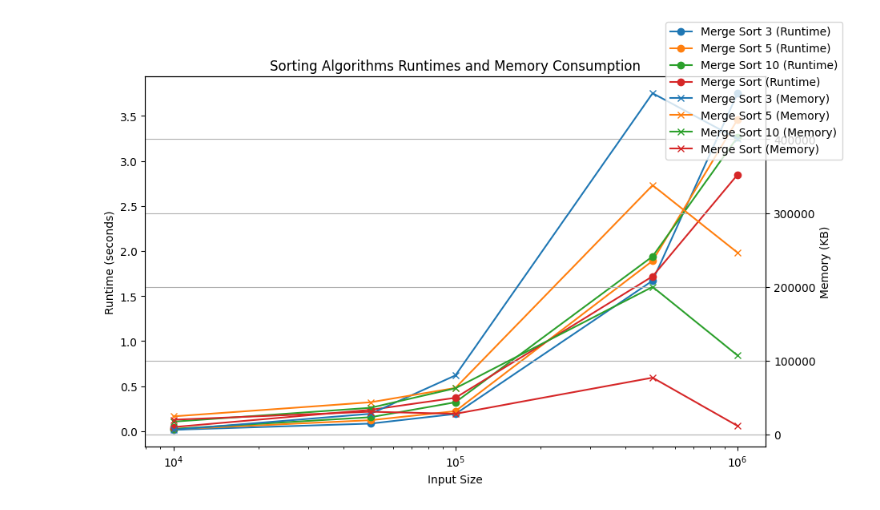
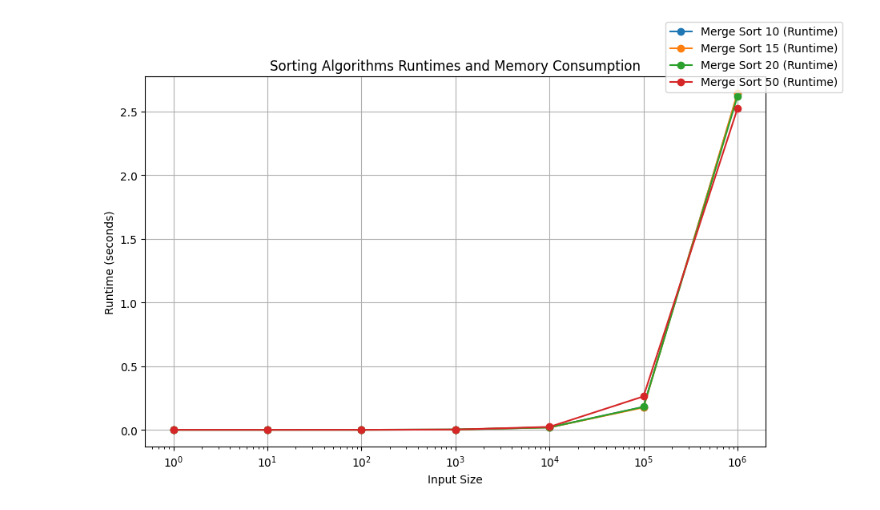
Before and after one commit to ivbor/Algorithms, a Jupyter notebook: Algorithms/python_solutions/speed_tuning/merge_sort_tuning.ipynb, the cells around one changed output. Cells and saved outputs as stored; diff of their text form; code cells hidden in the pictures.

```diff
--- a/Algorithms/python_solutions/speed_tuning/merge_sort_tuning.ipynb
+++ b/Algorithms/python_solutions/speed_tuning/merge_sort_tuning.ipynb
@@ -37,44 +34,53 @@ def run_tests_float(sort_functions, funcs_params, input_sizes, input_range,
 # %%
 def plot_results(data_to_plot):
     fig, ax1 = plt.subplots(figsize=(10, 6))
-    ax2 = ax1.twinx()
 
     for label in data_to_plot:
-        ax1.plot([i[0] for i in input_sizes], [sum([runtime for runtime, memory in i])/len([runtime for runtime, memory in i]) \
-                                           for i in data_to_plot[label]], marker='o', label=f'{label} (Runtime)')
-        ax2.plot([i[0] for i in input_sizes], [sum([memory for runtime, memory in i])/len([memory for runtime, memory in i]) \
-                                           for i in data_to_plot[label]], marker='x', label=f'{label} (Memory)')
+        ax1.plot([i[0] for i in input_sizes], [sum(runtime)/len(runtime) \
+                        for runtime in data_to_plot[label]], marker='o', label=f'{label} (Runtime)')
 
     ax1.set_xlabel('Input Size')
     ax1.set_ylabel('Runtime (seconds)')
-    ax2.set_ylabel('Memory (KB)')
-    ax1.set_xscale('log')
-    ax2.set_xscale('log')
     fig.legend(loc='upper right')
     plt.grid(True)
-    plt.title('Sorting Algorithms Runtimes and Memory Consumption')
+    plt.title('Sorting Algorithms\' Runtimes')
     plt.show()
+
+def plot_results_log(data_to_plot):
+    fig, ax1 = plt.subplots(figsize=(10, 6))
+
+    for label in data_to_plot:
+        ax1.plot([i[0] for i in input_sizes], [sum(runtime)/len(runtime) \
+                        for runtime in data_to_plot[label]], marker='o', label=f'{label} (Runtime)')
+
+    ax1.set_xlabel('Input Size')
+    ax1.set_ylabel('Runtime (seconds)')
+    ax1.set_xscale('log')
+    fig.legend(loc='upper right')
+    plt.grid(True)
+    plt.title('Sorting Algorithms\' Runtimes')
+    plt.show()
 # %%
 os.chdir('../../../')
 sys.path.append(os.getcwd())
 from Algorithms.python_solutions.merge_sort import merge_sort, merge_sort_parallel
 from Algorithms.python_solutions.tests.test_sorts_and_searches import random_1_dim_array
 # %%
-input_sizes = [(10000, 10000), (50000, 50000), (100000, 100000), (500000, 500000),
-               (1000000, 1000000)]
+input_sizes = [(1, 1), (10, 10), (100, 100), (1000, 1000), (10000, 10000),
+               (100000, 100000), (1000000, 1000000)]
 
 sorting_algorithms = [
-    (merge_sort, 'Merge Sort 3'),
-    (merge_sort, 'Merge Sort 5'),
     (merge_sort, 'Merge Sort 10'),
-    (merge_sort, 'Merge Sort'),
+    (merge_sort, 'Merge Sort 15'),
+    (merge_sort, 'Merge Sort 20'),
+    (merge_sort, 'Merge Sort 50'),
 ]
 
 funcs_params = {
-    'Merge Sort 3': {'batch_size': 3},
-    'Merge Sort 5': {'batch_size': 5},
     'Merge Sort 10': {'batch_size': 10},
-    'Merge Sort': {}
+    'Merge Sort 15': {'batch_size': 15},
+    'Merge Sort 20': {'batch_size': 20},
+    'Merge Sort 50': {'batch_size': 50}
 }
 
 input_range = (-100, 100)
@@ -85,7 +91,7 @@ for _ in range(10):
     full_data.append(one_test_data)
 # %%
 data_to_plot = {label: [[full_data[i][label][j] for i in range(10)] for j in range(len(input_sizes))] for _, label in sorting_algorithms}
-plot_results(data_to_plot)
+plot_results_log(data_to_plot)
 # %% [output]
-[figure, old version]
+[figure, new version]
 # %%
```
Also changed, not shown: parts of 6 cells of this notebook, 27 other files.
